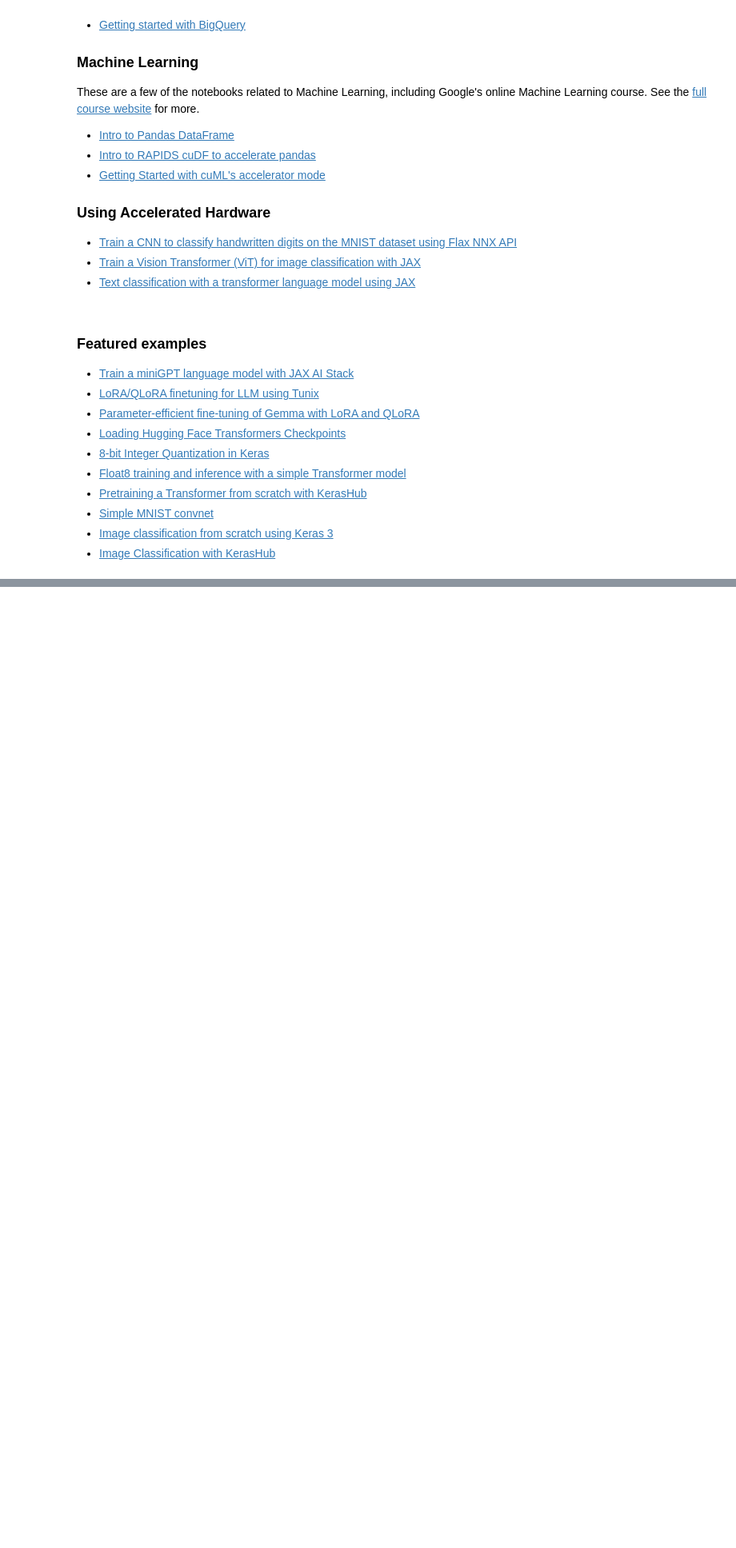
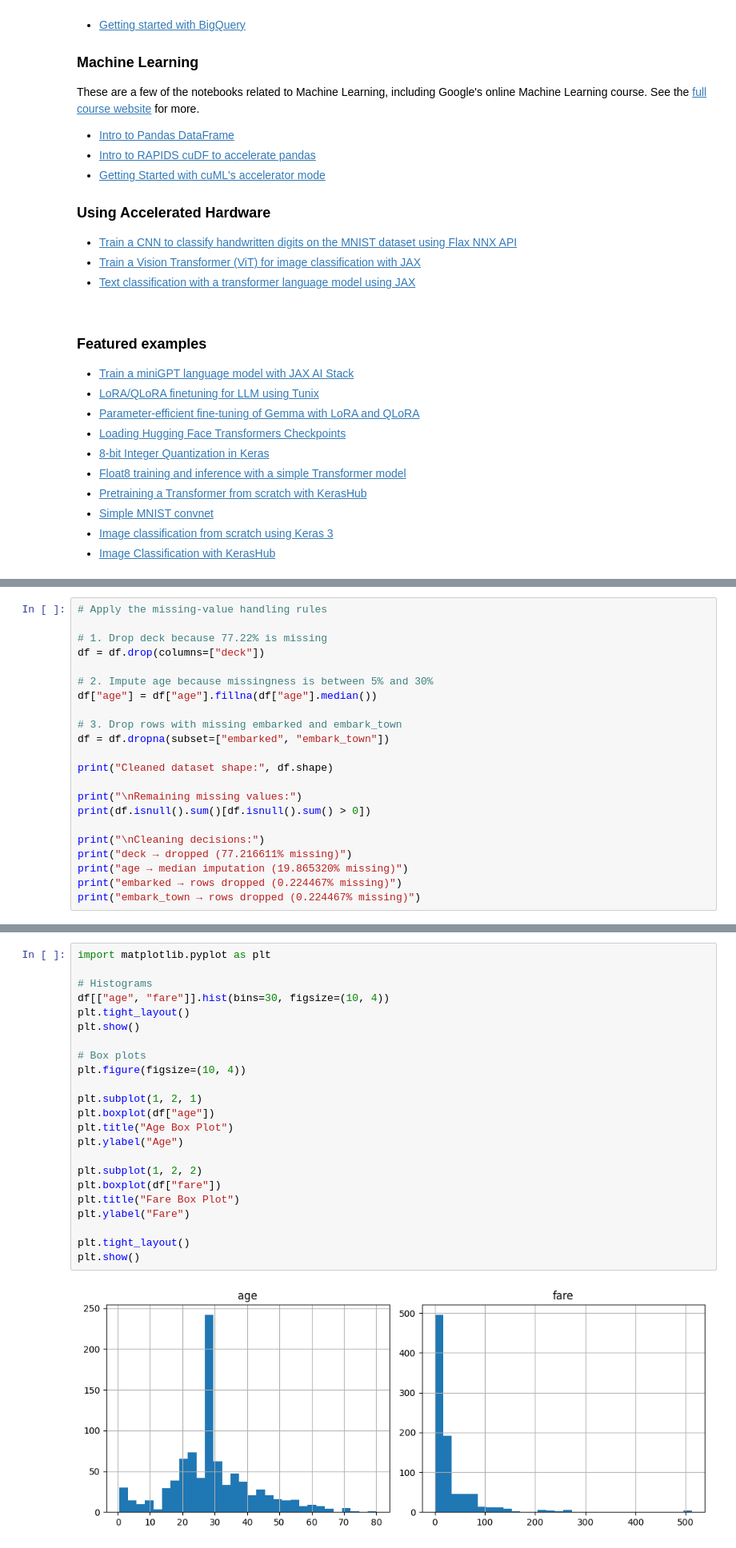
Before and after one commit to rajikiran630-afk/Rajeswari-Capstone-Prjocet, a Jupyter notebook: data_pipeline/data_pipeline.ipynb, the cells around one changed output, grey strips where cells are left out. Shown at 80% size. Saved outputs shown, nothing was run; the diff lists cells and outputs as text; blank space fills up the shorter version.

```diff
--- a/data_pipeline/data_pipeline.ipynb
+++ b/data_pipeline/data_pipeline.ipynb
@@ -801,0 +258,22 @@ These are a few of the notebooks related to Machine Learning, including Google's
+# %%
+# Apply the missing-value handling rules
+
+# 1. Drop deck because 77.22% is missing
+df = df.drop(columns=["deck"])
+
+# 2. Impute age because missingness is between 5% and 30%
+df["age"] = df["age"].fillna(df["age"].median())
+
+# 3. Drop rows with missing embarked and embark_town
+df = df.dropna(subset=["embarked", "embark_town"])
+
+print("Cleaned dataset shape:", df.shape)
+
+print("\nRemaining missing values:")
+print(df.isnull().sum()[df.isnull().sum() > 0])
+
+print("\nCleaning decisions:")
+print("deck → dropped (77.216611% missing)")
+print("age → median imputation (19.865320% missing)")
+print("embarked → rows dropped (0.224467% missing)")
+print("embark_town → rows dropped (0.224467% missing)")
@@ -801,0 +291,25 @@ These are a few of the notebooks related to Machine Learning, including Google's
+# %%
+import matplotlib.pyplot as plt
+
+# Histograms
+df[["age", "fare"]].hist(bins=30, figsize=(10, 4))
+plt.tight_layout()
+plt.show()
+
+# Box plots
+plt.figure(figsize=(10, 4))
+
+plt.subplot(1, 2, 1)
+plt.boxplot(df["age"])
+plt.title("Age Box Plot")
+plt.ylabel("Age")
+
+plt.subplot(1, 2, 2)
+plt.boxplot(df["fare"])
+plt.title("Fare Box Plot")
+plt.ylabel("Fare")
+
+plt.tight_layout()
+plt.show()
+# %% [output]
+[figure, added]
```
Also changed, not shown: parts of 28 cells of this notebook.
